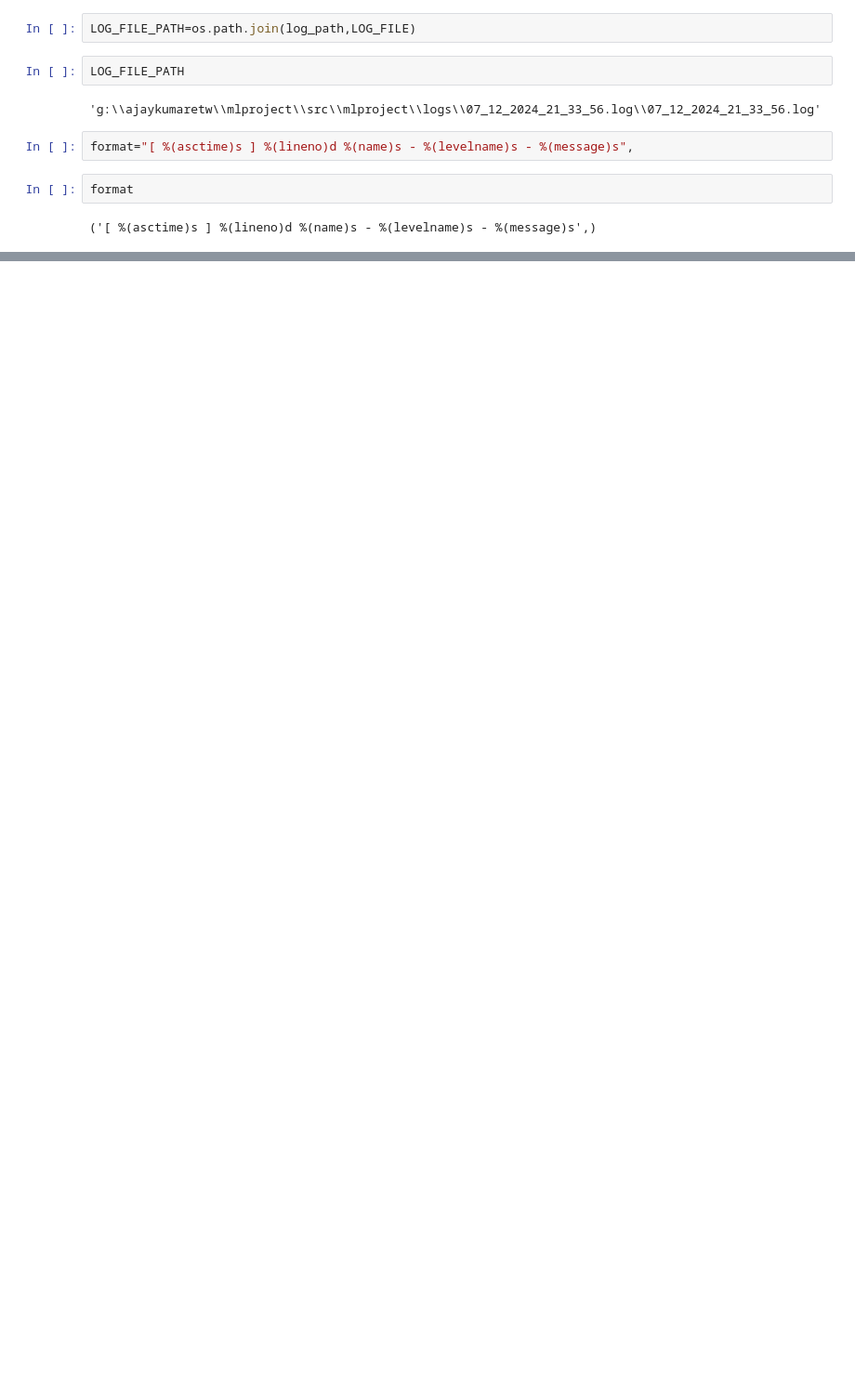
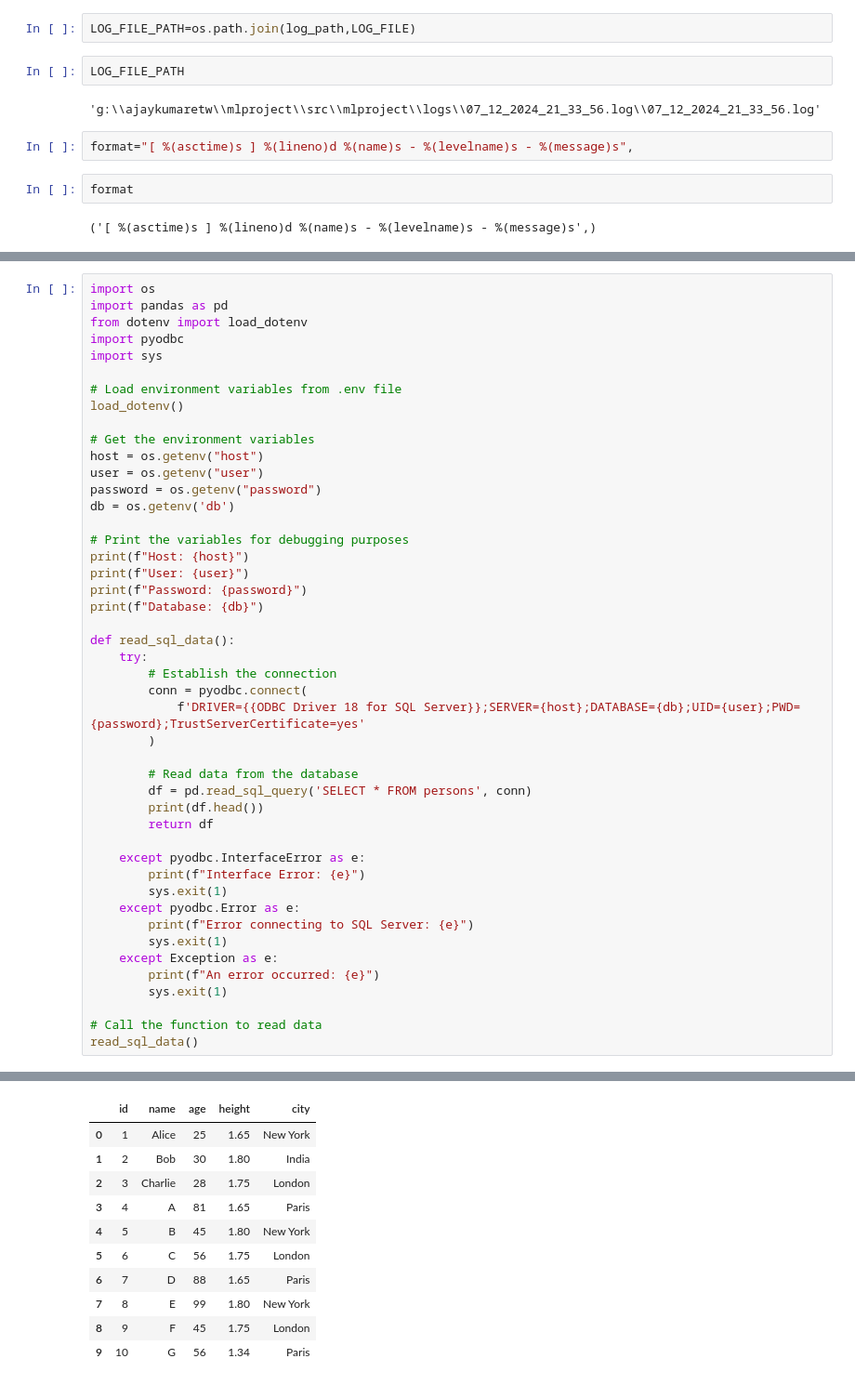
Before and after one commit to ajaykumaretw/mlproject, a Jupyter notebook: src/mlproject/test.ipynb, the cells around one changed output, grey strips where cells are left out. Shown at 93% size. Drawn from its saved outputs; the diff is of its cells as text; blank space fills up the shorter version.

```diff
--- a/src/mlproject/test.ipynb
+++ b/src/mlproject/test.ipynb
@@ -36,0 +223,47 @@ format
+# %%
+import os
+import pandas as pd
+from dotenv import load_dotenv
+import pyodbc
+import sys
+
+# Load environment variables from .env file
+load_dotenv()
+
+# Get the environment variables
+host = os.getenv("host")
+user = os.getenv("user")
+password = os.getenv("password")
+db = os.getenv('db')
+
+# Print the variables for debugging purposes
+print(f"Host: {host}")
+print(f"User: {user}")
+print(f"Password: {password}")
+print(f"Database: {db}")
+
+def read_sql_data():
+    try:
+        # Establish the connection
+        conn = pyodbc.connect(
+            f'DRIVER={{ODBC Driver 18 for SQL Server}};SERVER={host};DATABASE={db};UID={user};PWD={password};TrustServerCertificate=yes'
+        )
+
+        # Read data from the database
+        df = pd.read_sql_query('SELECT * FROM persons', conn)
+        print(df.head())
+        return df
+
+    except pyodbc.InterfaceError as e:
+        print(f"Interface Error: {e}")
+        sys.exit(1)
+    except pyodbc.Error as e:
+        print(f"Error connecting to SQL Server: {e}")
+        sys.exit(1)
+    except Exception as e:
+        print(f"An error occurred: {e}")
+        sys.exit(1)
+
+# Call the function to read data
+read_sql_data()
+# %% [output]
@@ -36,0 +280,11 @@ format
+|  | id | name | age | height | city |
+| 0 | 1 | Alice | 25 | 1.65 | New York |
+| 1 | 2 | Bob | 30 | 1.80 | India |
+| 2 | 3 | Charlie | 28 | 1.75 | London |
+| 3 | 4 | A | 81 | 1.65 | Paris |
+| 4 | 5 | B | 45 | 1.80 | New York |
+| 5 | 6 | C | 56 | 1.75 | London |
+| 6 | 7 | D | 88 | 1.65 | Paris |
+| 7 | 8 | E | 99 | 1.80 | New York |
+| 8 | 9 | F | 45 | 1.75 | London |
+| 9 | 10 | G | 56 | 1.34 | Paris |
```
Also changed, not shown: parts of 11 cells of this notebook, 8 other files.
